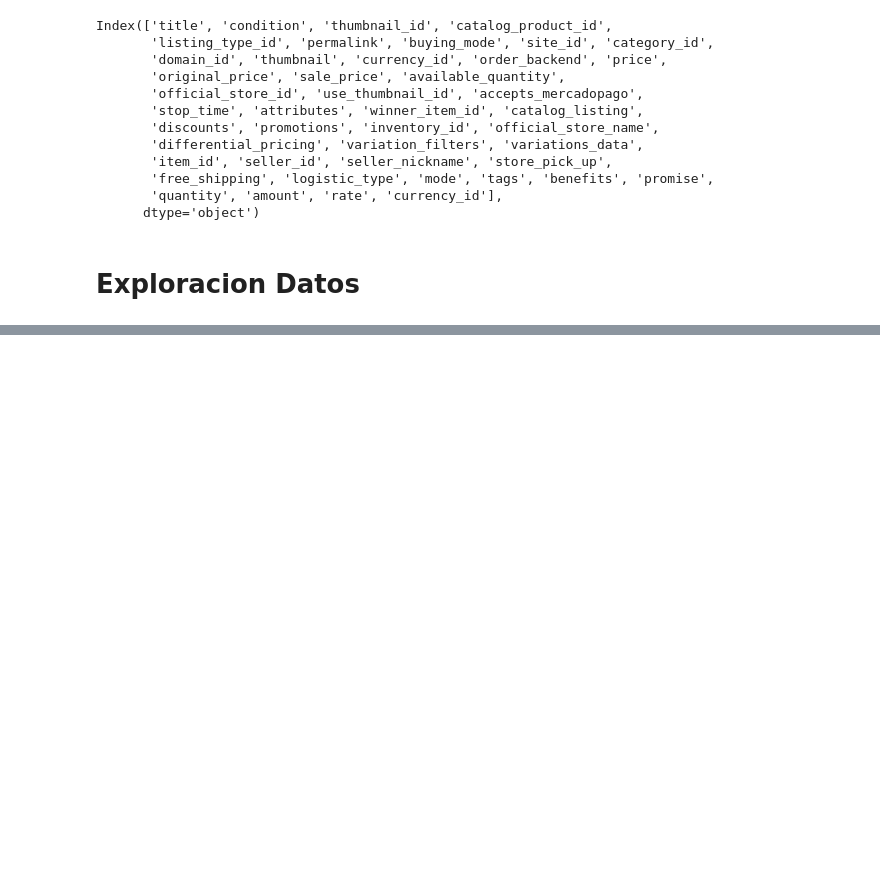
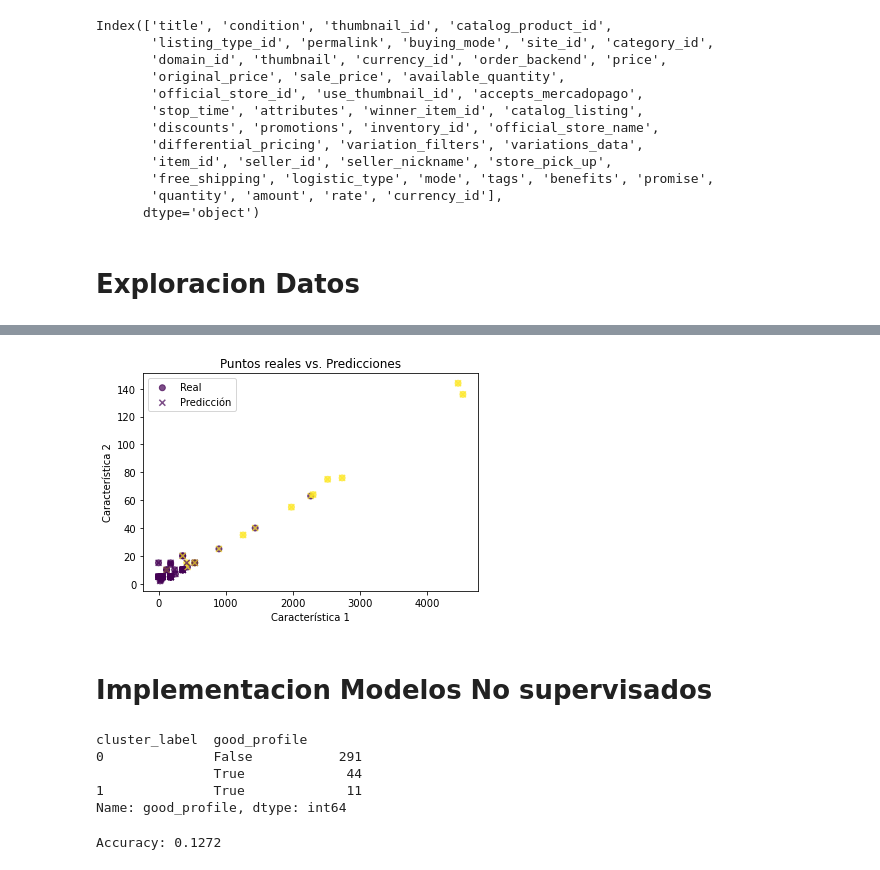
Before and after one commit to jncurrea/Prueba_Tecnica, a Jupyter notebook: prueba_tecnica.ipynb, the cells around one changed output, grey strips where cells are left out. Saved outputs shown, nothing was run; the diff lists cells and outputs as text; code cells hidden in the pictures; blank space fills up the shorter version.

```diff
--- a/prueba_tecnica.ipynb
+++ b/prueba_tecnica.ipynb
@@ -138,0 +332,9 @@ top_sellers.head(15)
+# %%
+# Inicializar el clasificador KNeighborsClassifier
+knn = KNeighborsClassifier()
+
+# Entrenar el modelo
+knn.fit(X_train, y_train)
+
+# Realizar predicciones en el conjunto de prueba
+y_pred = knn.predict(X_test)
@@ -138,0 +366,13 @@ top_sellers.head(15)
+# %%
+# Visualizar los puntos en un gráfico de dispersión (scatter plot)
+plt.scatter(X_test.iloc[:, 0], X_test.iloc[:, 1], c=y_test, cmap='viridis', label='Real', alpha=0.7)
+plt.scatter(X_test.iloc[:, 0], X_test.iloc[:, 1], c=y_pred, cmap='viridis', marker='x', label='Predicción', alpha=0.7)
+plt.xlabel('Característica 1')
+plt.ylabel('Característica 2')
+plt.legend()
+plt.title('Puntos reales vs. Predicciones')
+plt.show()
+# %% [output]
+[figure, added]
+# %% [markdown]
+# Implementacion Modelos No supervisados
@@ -138,0 +396,12 @@ top_sellers.head(15)
+# %%
+# Agregar las etiquetas de cluster al DataFrame original
+final_seller_df_v2['cluster_label'] = cluster_labels
+
+# Visualizar la distribución de los sellers en los clusters
+print(final_seller_df_v2.groupby('cluster_label')['good_profile'].value_counts())
+# %% [output]
+cluster_label  good_profile
+0              False           291
+               True             44
+1              True             11
+Name: good_profile, dtype: int64
@@ -138,0 +411,6 @@ top_sellers.head(15)
+# %%
+# Evaluar la precisión de las predicciones
+accuracy = accuracy_score(final_seller_df_v2['good_profile'], final_seller_df_v2['predicted_good_profile'])
+print(f'Accuracy: {accuracy:.4f}')
+# %% [output]
+Accuracy: 0.1272
```
Also changed, not shown: parts of 33 cells of this notebook.
